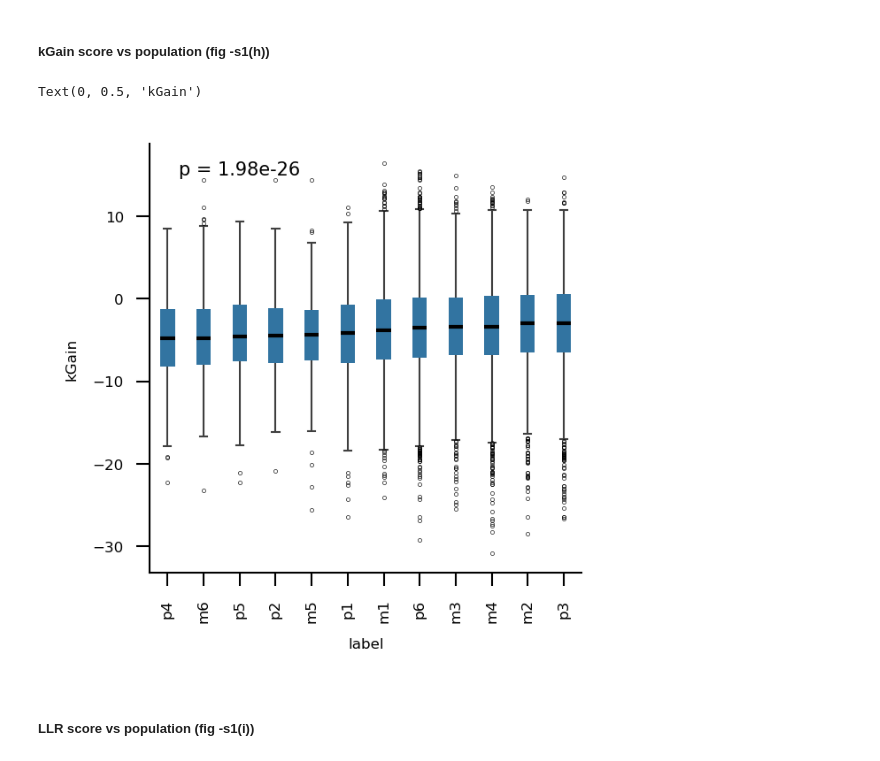
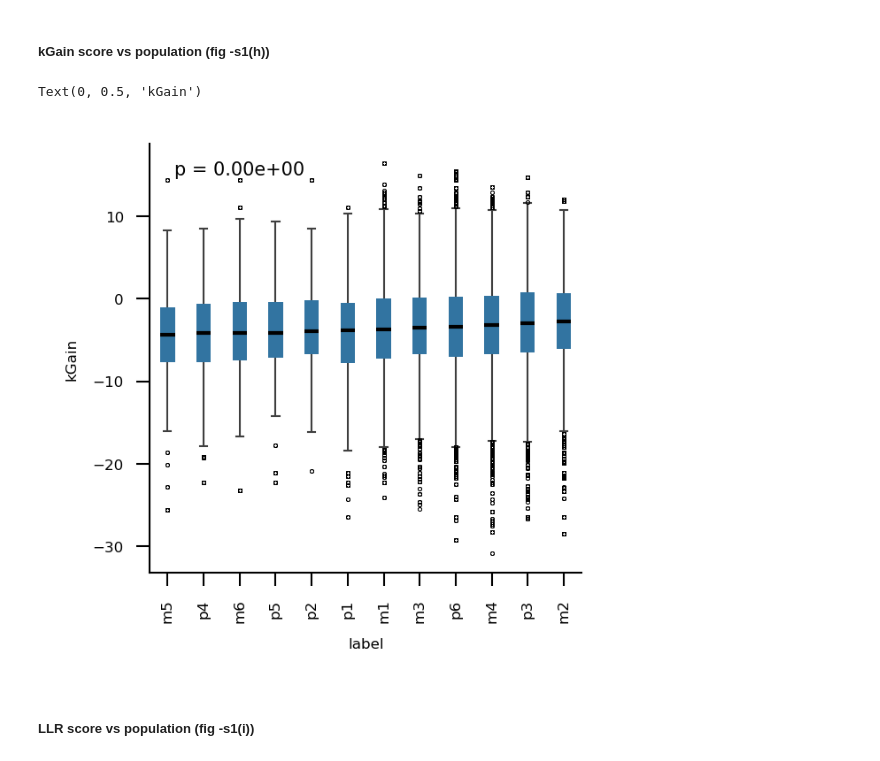
Before and after one commit to cellsemantics/Oligo_Promotion, a Jupyter notebook: figure/supplimentary/fig1/fig1_1g_1h_1i_1j.ipynb, the cells around one changed output. Drawn from its saved outputs; the diff is of its cells as text; code cells hidden in the pictures.

```diff
--- a/figure/supplimentary/fig1/fig1_1g_1h_1i_1j.ipynb
+++ b/figure/supplimentary/fig1/fig1_1g_1h_1i_1j.ipynb
@@ -307,15 +303,15 @@ x: non mutator, p-value: 8.60e-01, Cohen's d: 7.57e-01
 # %% [markdown]
 ##### kGain score vs population (fig -s1(h))
 # %%
-p_kgain = utility.man_whiteney(df_allele_generation[df_allele_generation["label"].isin(mutator_list)]["accumulated_gain"], df_allele_generation[df_allele_generation["label"].isin(non_mutator_list)]["accumulated_gain"])
+p_kgain = utility.man_whiteney(all_mutation[all_mutation["label"].isin(mutator_list)]["AG"], all_mutation[all_mutation["label"].isin(non_mutator_list)]["AG"])
 fig, ax = plt.subplots(1, 1, dpi = 300, figsize =(2.1,2.1))
-ax = utility.box_plot(data= df_allele_generation, x = 'label', y = 'accumulated_gain', ax = ax)
+ax = utility.box_plot(data= all_mutation, x = 'label', y = 'AG', ax = ax)
 ax = utility.custom_figure_axis(ax, fontsize=4, show_ticks = True)
 ax.text(2, 15, f"p = {p_kgain:.2e}", ha='center', fontsize=5, color='black')
 ax.set_ylabel("kGain")
 # %% [output]
 Text(0, 0.5, 'kGain')
-[figure, old version]
+[figure, new version]
 # %% [markdown]
 ##### LLR score vs population (fig -s1(i))
 # %%
```
Also changed, not shown: parts of 3 cells of this notebook.
